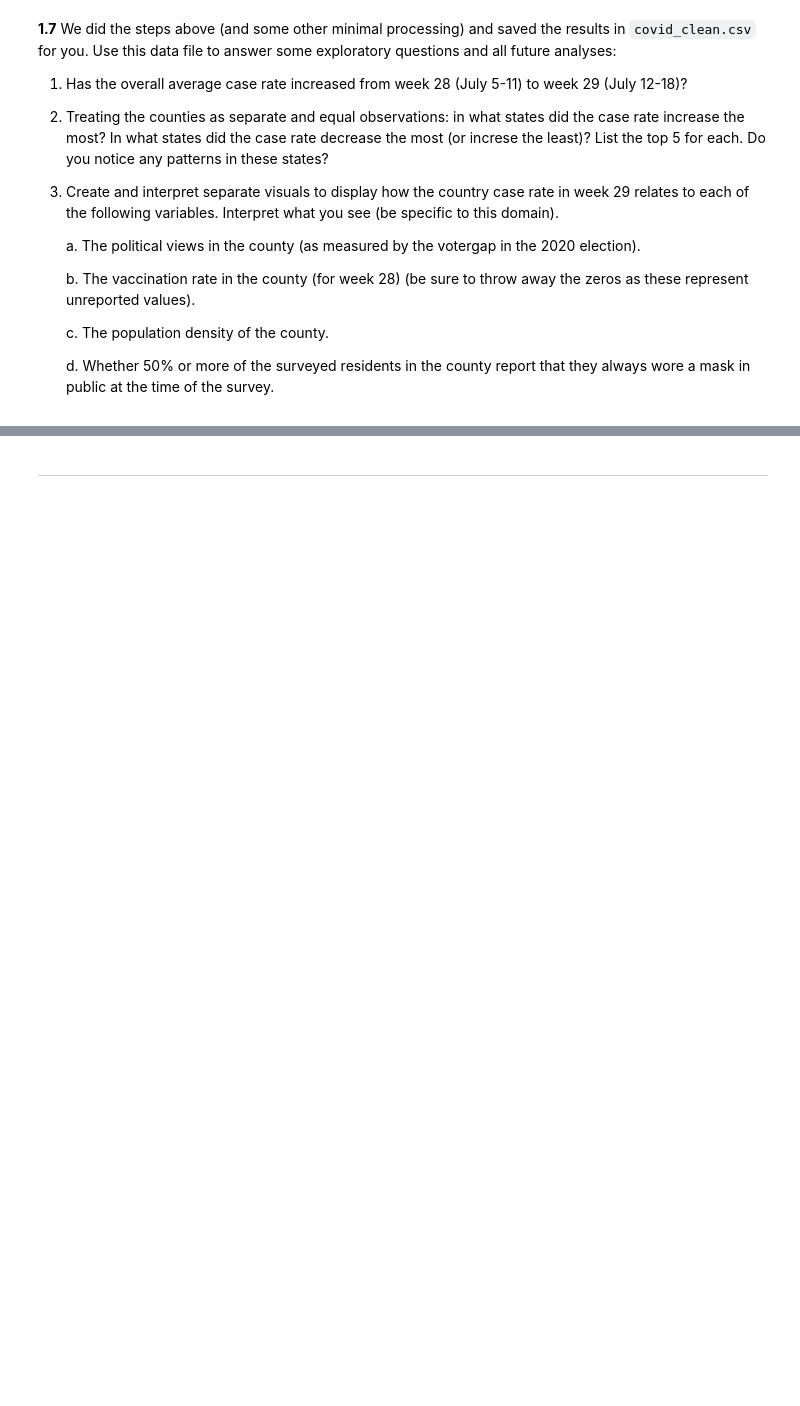
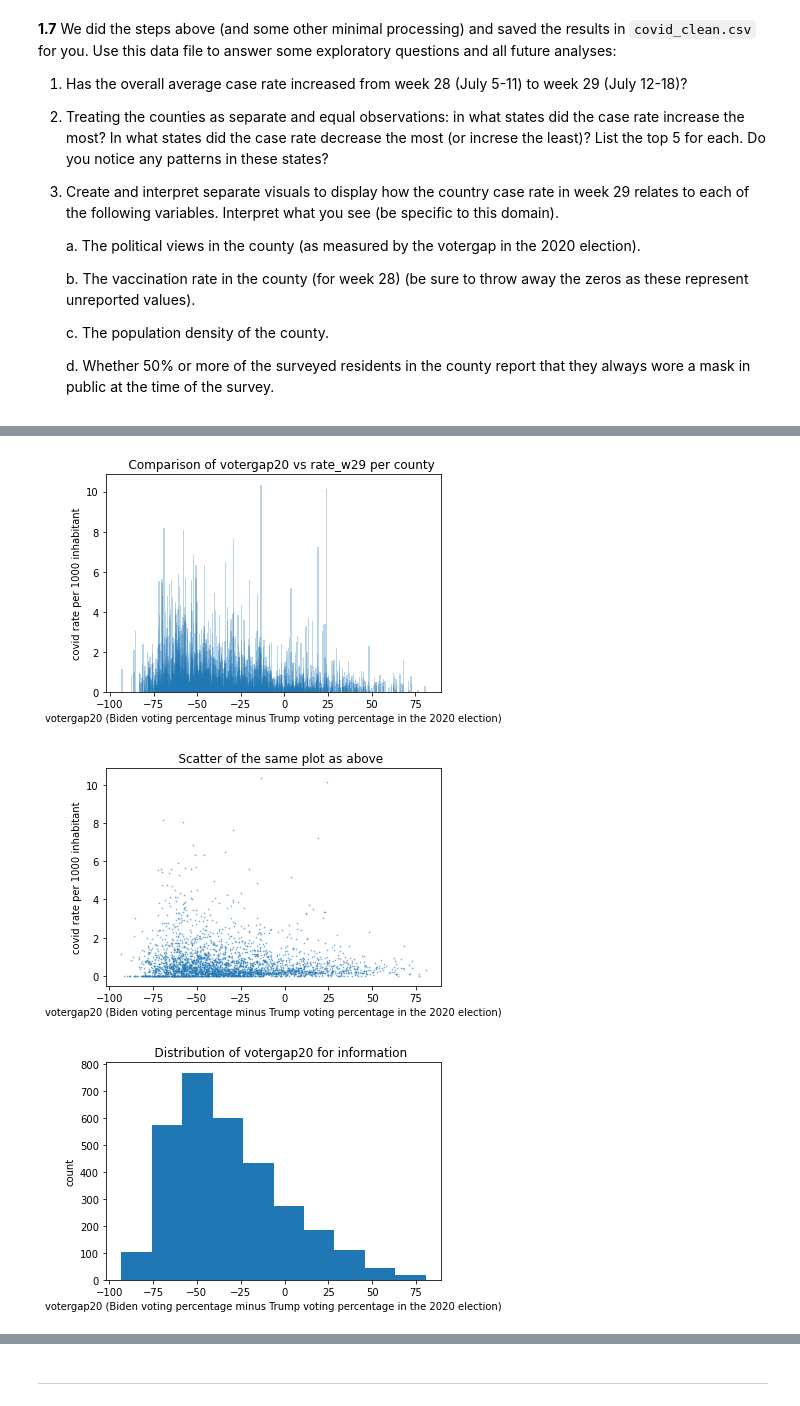
Before and after one commit to kkvalsvik/DataScience_cs109a_Harvard, a Jupyter notebook: cs_s109a_finalexam_2021.ipynb, the cells around one changed output, grey strips where cells are left out. Cells and saved outputs as stored; diff of their text form; code cells hidden in the pictures; blank space fills up the shorter version.

```diff
--- a/cs_s109a_finalexam_2021.ipynb
+++ b/cs_s109a_finalexam_2021.ipynb
@@ -367,0 +359,8 @@ Q1.7 and on: the rate variables in the given covid_clean data set were not multi
+# %%
+covid_clean = pd.read_csv('data/covid_clean.csv')
+
+# Multiplying rate variables with 1000, to get rate per 1000 resident:
+covid_clean['rate_w30'] = 1000*covid_clean['rate_w30']
+covid_clean['rate_w29'] = 1000*covid_clean['rate_w29']
+covid_clean['rate_w28'] = 1000*covid_clean['rate_w28']
+covid_clean['rate_w27'] = 1000*covid_clean['rate_w27']
@@ -367,0 +410,23 @@ Q1.7 and on: the rate variables in the given covid_clean data set were not multi
+# %%
+# Create and interpret separate visuals to display how the country case rate in week 29 relates to each of the following
+#variables. Interpret what you see (be specific to this domain).
+
+# a. The political views in the county (as measured by the votergap in the 2020 election).
+plt.bar(covid_clean['votergap20'], covid_clean['rate_w29'], alpha=0.3)
+plt.xlabel('votergap20 (Biden voting percentage minus Trump voting percentage in the 2020 election)')
+plt.ylabel('covid rate per 1000 inhabitant')
+plt.title('    Comparison of votergap20 vs rate_w29 per county')
+plt.show() # Could make subplots like I do in the next task, but thought this is just as fine here.
+plt.scatter(covid_clean['votergap20'], covid_clean['rate_w29'], s=0.5, alpha=0.5)
+plt.xlabel('votergap20 (Biden voting percentage minus Trump voting percentage in the 2020 election)')
+plt.ylabel('covid rate per 1000 inhabitant')
+plt.title('    Scatter of the same plot as above')
+plt.show()
+plt.hist(covid_clean['votergap20'])
+plt.xlabel('votergap20 (Biden voting percentage minus Trump voting percentage in the 2020 election)')
+plt.ylabel('count')
+plt.title('    Distribution of votergap20 for information');
+# %% [output]
+[figure, added]
+[figure, added]
+[figure, added]
```
Also changed, not shown: parts of 24 cells of this notebook.
